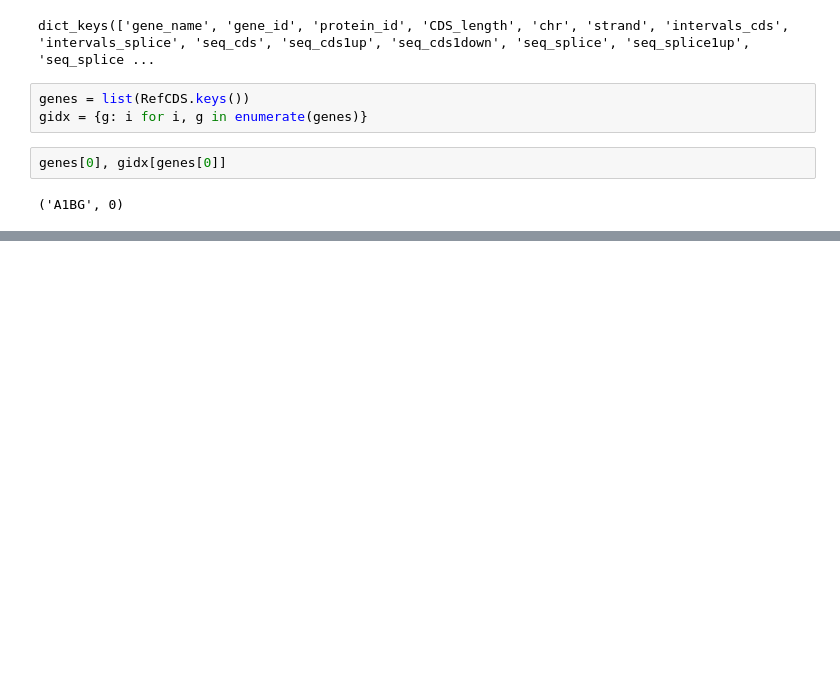
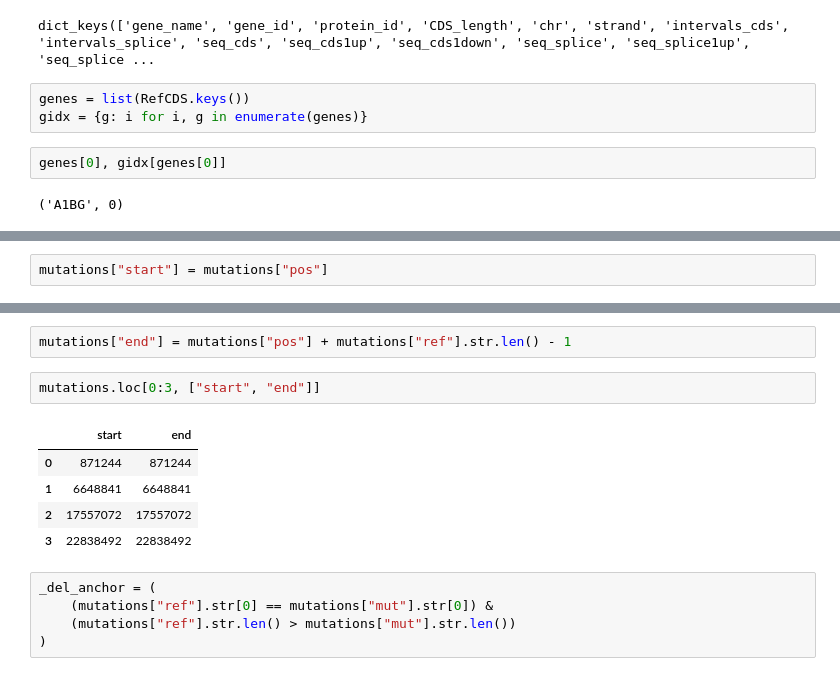
Before and after one commit to ArchKudo/driver, a Jupyter notebook: src/dnds.ipynb, the cells around one changed output, grey strips where cells are left out. Drawn from its saved outputs; the diff is of its cells as text; blank space fills up the shorter version.

```diff
--- a/src/dnds.ipynb
+++ b/src/dnds.ipynb
@@ -169,0 +284,2 @@ genes[0], gidx[genes[0]]
+# %%
+mutations["start"] = mutations["pos"]
@@ -169,0 +301,15 @@ genes[0], gidx[genes[0]]
+# %%
+mutations["end"] = mutations["pos"] + mutations["ref"].str.len() - 1
+# %%
+mutations.loc[0:3, ["start", "end"]]
+# %% [output]
+|  | start | end |
+| 0 | 871244 | 871244 |
+| 1 | 6648841 | 6648841 |
+| 2 | 17557072 | 17557072 |
+| 3 | 22838492 | 22838492 |
+# %%
+_del_anchor = (
+    (mutations["ref"].str[0] == mutations["mut"].str[0]) &
+    (mutations["ref"].str.len() > mutations["mut"].str.len())
+)
```
Also changed, not shown: parts of 44 cells of this notebook.
